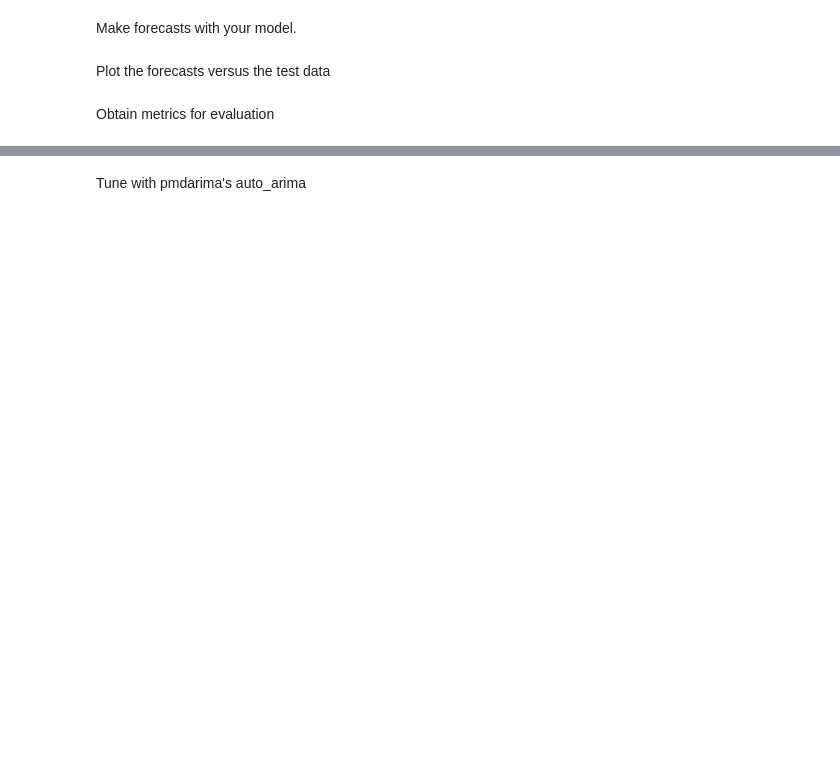
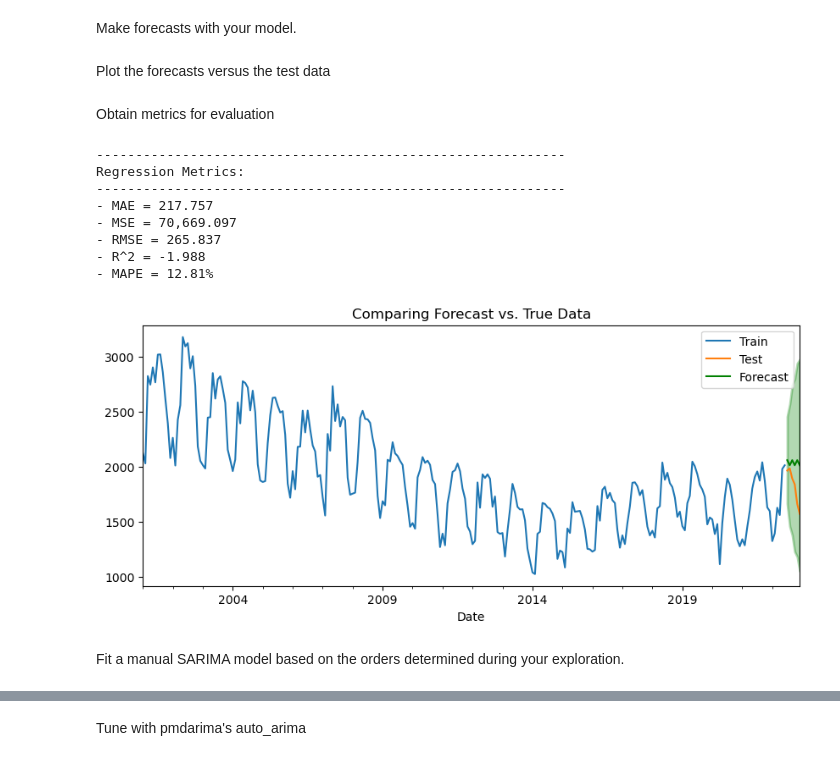
Before and after one commit to EhLeeOod/proj-3-part-1, a Jupyter notebook: core-proj-3-part-2.ipynb, the cells around one changed output, grey strips where cells are left out. Saved outputs shown, nothing was run; the diff lists cells and outputs as text; code cells hidden in the pictures; blank space fills up the shorter version.

```diff
--- a/core-proj-3-part-2.ipynb
+++ b/core-proj-3-part-2.ipynb
@@ -947,3 +1071,23 @@ Make forecasts with your model.
 Plot the forecasts versus the test data
 # %% [markdown]
 Obtain metrics for evaluation
+# %%
+# Obtaining summary of forecast as dataframe
+forecast_df = arima.get_forecast(len(test)).summary_frame()
+# Plotting the forecast with true values
+fig, ax = plot_forecast(train, test, forecast_df)
+# Obtaining metrics
+regression_metrics_ts(test, forecast_df["mean"])
+ax.legend(["Train", "Test", "Forecast"]);
+# %% [output]
+------------------------------------------------------------
+Regression Metrics:
+------------------------------------------------------------
+- MAE = 217.757
+- MSE = 70,669.097
+- RMSE = 265.837
+- R^2 = -1.988
+- MAPE = 12.81%
+[figure, added]
+# %% [markdown]
+Fit a manual SARIMA model based on the orders determined during your exploration.
```
Also changed, not shown: parts of 16 cells of this notebook.
